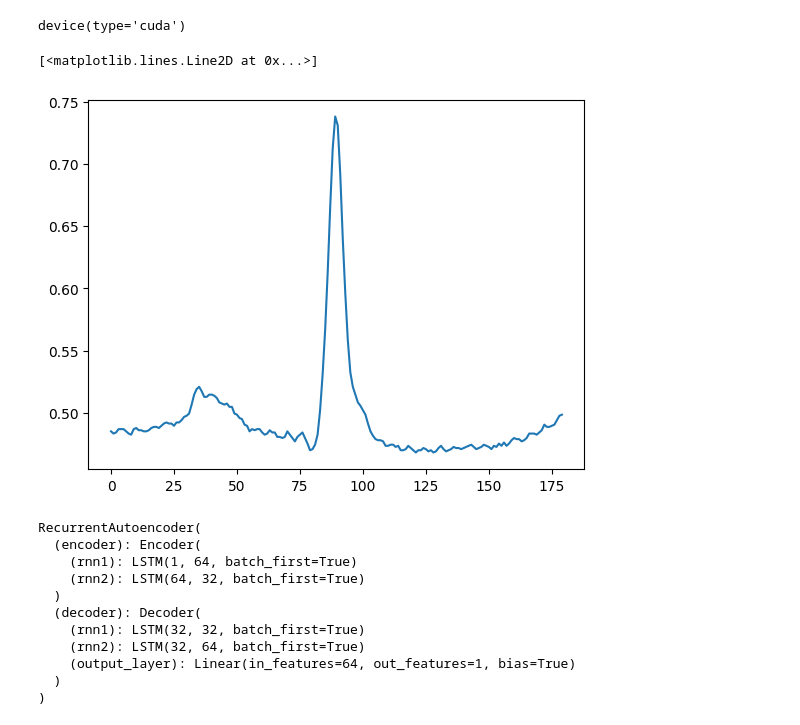
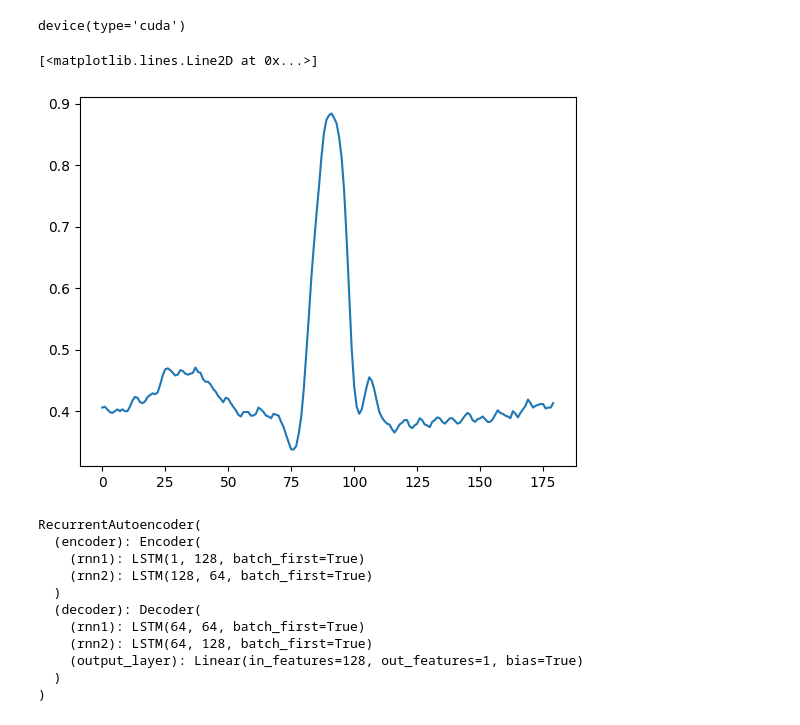
Before and after one commit to sjjtu/MAthesis, a Jupyter notebook: code/train_model.ipynb, the cells around one changed output. Drawn from its saved outputs; the diff is of its cells as text; code cells hidden in the pictures.

```diff
--- a/code/train_model.ipynb
+++ b/code/train_model.ipynb
@@ -14,14 +14,13 @@ device
 # %% [output]
 device(type='cuda')
 # %%
-train_ds = ECGDataset("data/mit_bih.csv")
 test_ds = ECGDataset("data/mit_bih_test.csv")
 val_ds = ECGDataset("data/mit_bih_val.csv")
 # %%
-plt.plot(train_ds.df[2341])
+plt.plot(train_ds.df[0])
 # %% [output]
 [<matplotlib.lines.Line2D at 0x...>]
-[figure, old version]
+[figure, new version]
 # %%
 def train_model(model, train_dataset, val_dataset, n_epochs, lr, batch_size):
   optimizer = torch.optim.Adam(model.parameters(), lr=lr)
@@ -75,19 +74,19 @@ def train_model(model, train_dataset, val_dataset, n_epochs, lr, batch_size):
 # %%
 from lstmae import RecurrentAutoencoder
 
-model = RecurrentAutoencoder(180, 1, device, 32)
+model = RecurrentAutoencoder(180, 1, device, 64)
 model = model.to(device)
 model
 # %% [output]
 RecurrentAutoencoder(
   (encoder): Encoder(
-    (rnn1): LSTM(1, 64, batch_first=True)
-    (rnn2): LSTM(64, 32, batch_first=True)
+    (rnn1): LSTM(1, 128, batch_first=True)
+    (rnn2): LSTM(128, 64, batch_first=True)
   )
   (decoder): Decoder(
-    (rnn1): LSTM(32, 32, batch_first=True)
-    (rnn2): LSTM(32, 64, batch_first=True)
-    (output_layer): Linear(in_features=64, out_features=1, bias=True)
+    (rnn1): LSTM(64, 64, batch_first=True)
+    (rnn2): LSTM(64, 128, batch_first=True)
+    (output_layer): Linear(in_features=128, out_features=1, bias=True)
   )
 )
 # %%
```
Also changed, not shown: parts of 7 cells of this notebook, 1 other file.
